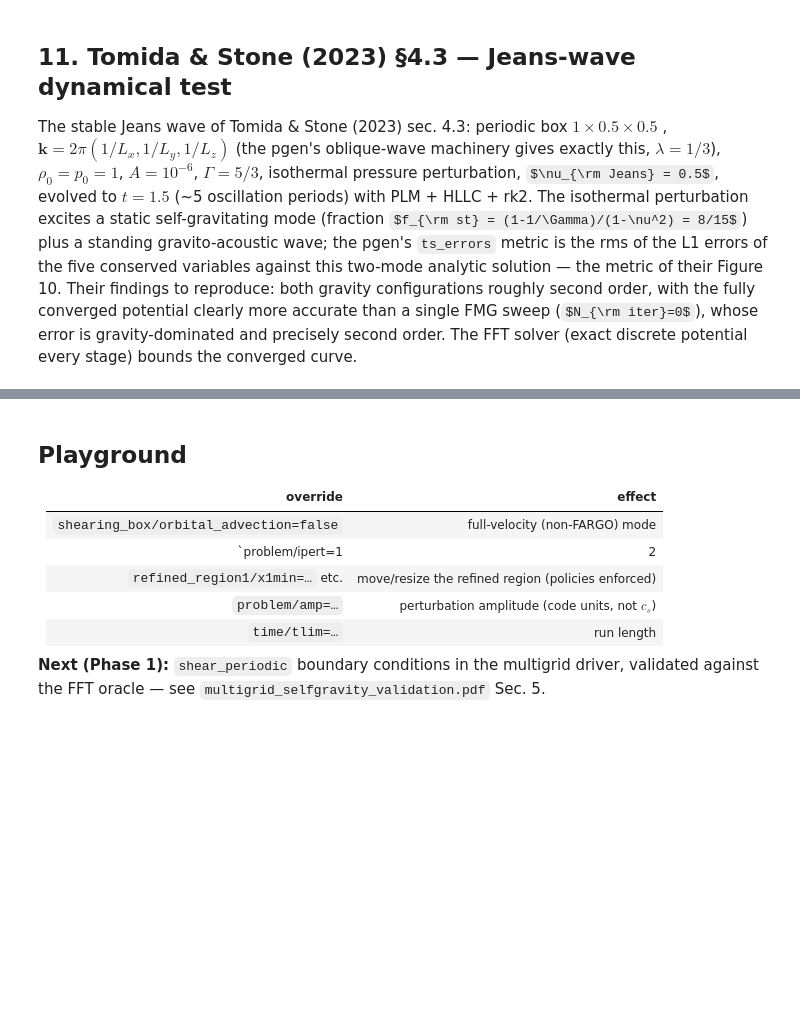
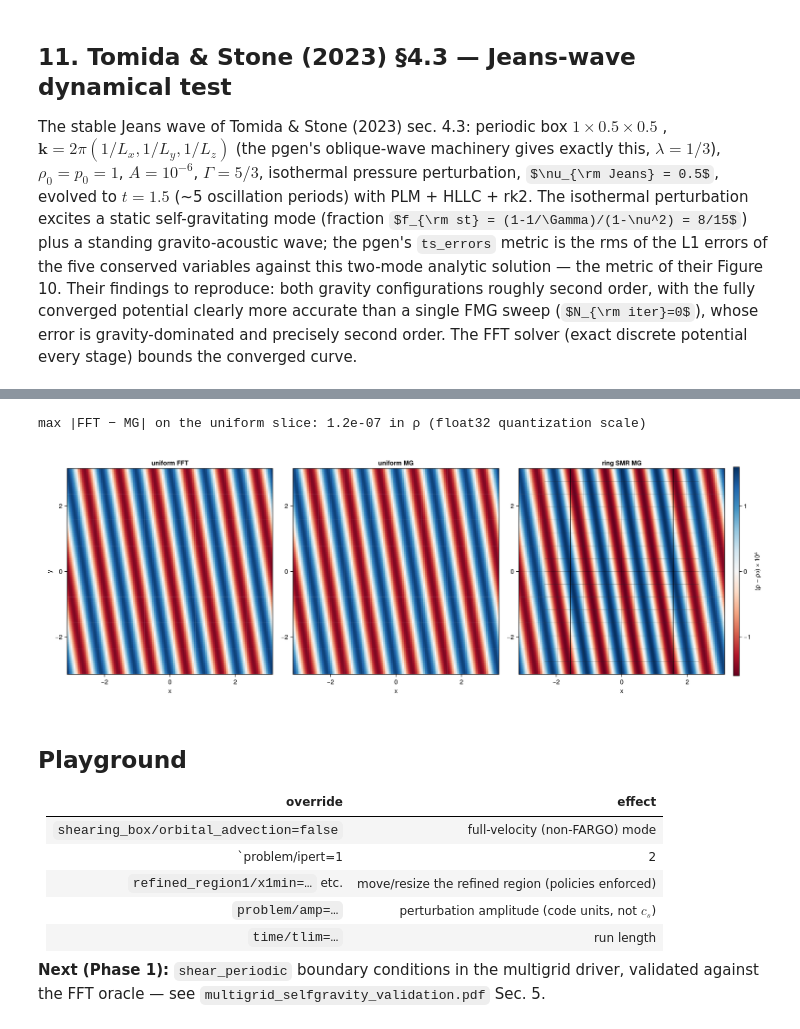
Before and after one commit to jhlim0918/athenak, a Jupyter notebook: validation/multigrid_validation_tests.ipynb, the cells around one changed output, grey strips where cells are left out. Cells and saved outputs as stored; diff of their text form; code cells hidden in the pictures; some formulas as TeX source; blank space fills up the shorter version.

```diff
--- a/validation/multigrid_validation_tests.ipynb
+++ b/validation/multigrid_validation_tests.ipynb
@@ -211,12 +212,12 @@ vx_r = r[:,4]./r[:,3]; vy_r = r[:,5]./r[:,3]; t_r = r[:,1]
 vx_b = bd[:,4]./bd[:,3]; vy_b = bd[:,5]./bd[:,3]; t_b = bd[:,1]
 envel(vx, vy) = sqrt.(vx.^2 .+ (2Ω/κ)^2 .* vy.^2)
 A_u, A_r, A_b = envel(vx_u, vy_u), envel(vx_r, vy_r), envel(vx_b, vy_b)
-ana(t) = amp .* cos.(κ .* t)
+epi_ana(t) = amp .* cos.(κ .* t)
 for (tag, t, v, A) in (("uniform    ", t_u, vx_u, A_u), ("ring+FARGO ", t_r, vx_r, A_r),
                        ("bndry+FARGO", t_b, vx_b, A_b))
     @printf("%s  vx∈[%+.5f, %+.5f]  amplitude drift %+.3f%%  max|vx-analytic|/amp = %.4f\n",
             tag, minimum(v), maximum(v), 100*(A[end]-A[1])/amp,
-            maximum(abs.(v .- ana(t)))/amp)
+            maximum(abs.(v .- epi_ana(t)))/amp)
 end
 n = min(size(r,1), size(bd,1))
 @printf("\nboundary-annuli vs interior-ring endurance run, all columns: max diff = %.1e\n",
@@ -852,0 +1039,46 @@ fig
+# %%
+# Final (t = 8 = 2 t_swing) density deviation at the z mid-plane, all three runs.
+lastwbin(bn) = joinpath(RUN, "bin", sort(filter(f -> startswith(f, bn * ".hydro_w"),
+                                               readdir(joinpath(RUN, "bin"))))[end])
+function slices0(bn)
+    fb = read_bin_blocks(lastwbin(bn))
+    iv = findfirst(==("dens"), fb.vars)
+    out = Tuple{NTuple{4,Float64},Int,Matrix{Float64}}[]
+    for b in fb.blocks
+        n1 = size(b.data, 1)
+        h = (b.geom[2] - b.geom[1]) / n1
+        (b.geom[5] <= 0 < b.geom[6]) || continue      # one z-layer per (x,y) footprint
+        k = clamp(floor(Int, -b.geom[5] / h) + 1, 1, size(b.data, 3))
+        push!(out, ((b.geom[1], b.geom[2], b.geom[3], b.geom[4]), b.logical[4],
+                    (b.data[:, :, k, iv] .- 1.0) .* 1e4))
+    end
+    out
+end
+panels = [("uniform FFT", slices0("sw2a_unif_fft")),
+          ("uniform MG", slices0("sw2a_unif_mg")),
+          ("ring SMR MG", slices0("sw2a_smr"))]
+cr = maximum(maximum(abs, m) for (_, ss) in panels for (_, _, m) in ss)
+hms = Any[]
+fig = Figure(size=(1500, 520))
+for (p, (nm, ss)) in enumerate(panels)
+    ax = Axis(fig[1, p]; xlabel="x", ylabel=p == 1 ? "y" : "", title=nm,
+              aspect=DataAspect())
+    for ((x0, x1, y0, y1), lev, m) in ss
+        n1, n2 = size(m)
+        xs = range(x0 + (x1-x0)/2n1, x1 - (x1-x0)/2n1, length=n1)
+        ys = range(y0 + (y1-y0)/2n2, y1 - (y1-y0)/2n2, length=n2)
+        push!(hms, heatmap!(ax, xs, ys, m; colorrange=(-cr, cr), colormap=:RdBu))
+        p == 3 && lines!(ax, [x0, x1, x1, x0, x0], [y0, y0, y1, y1, y0];
+                         color=(:black, lev > 0 ? 0.35 : 0.15), linewidth=0.5)
+    end
+    p == 3 && vlines!(ax, [-π/2, π/2]; color=(:black, 0.8), linewidth=1.5)
+end
+Colorbar(fig[1, 4], hms[1]; label="(ρ − ρ₀) × 10⁴")
+dmax = maximum(maximum(abs.(a[3] .- b[3])) for (a, b) in
+               zip(slices0("sw2a_unif_fft"), slices0("sw2a_unif_mg")))
+@printf("max |FFT − MG| on the uniform slice: %.1e in ρ (float32 quantization scale)\n",
+        dmax * 1e-4)
+fig
+# %% [output]
+max |FFT − MG| on the uniform slice: 1.2e-07 in ρ (float32 quantization scale)
+[figure, added]
```
Also changed, not shown: parts of 12 cells of this notebook, 9 other files.
